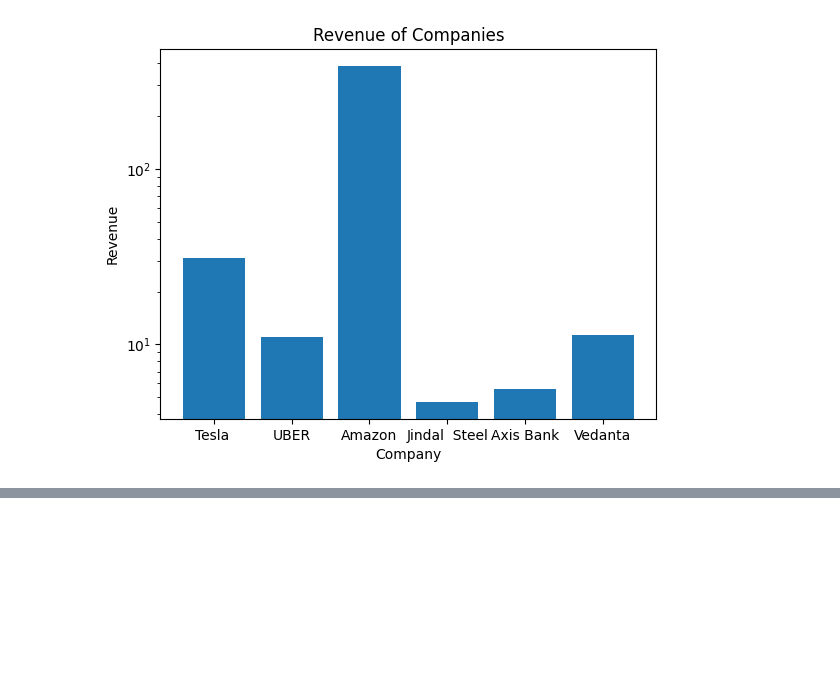
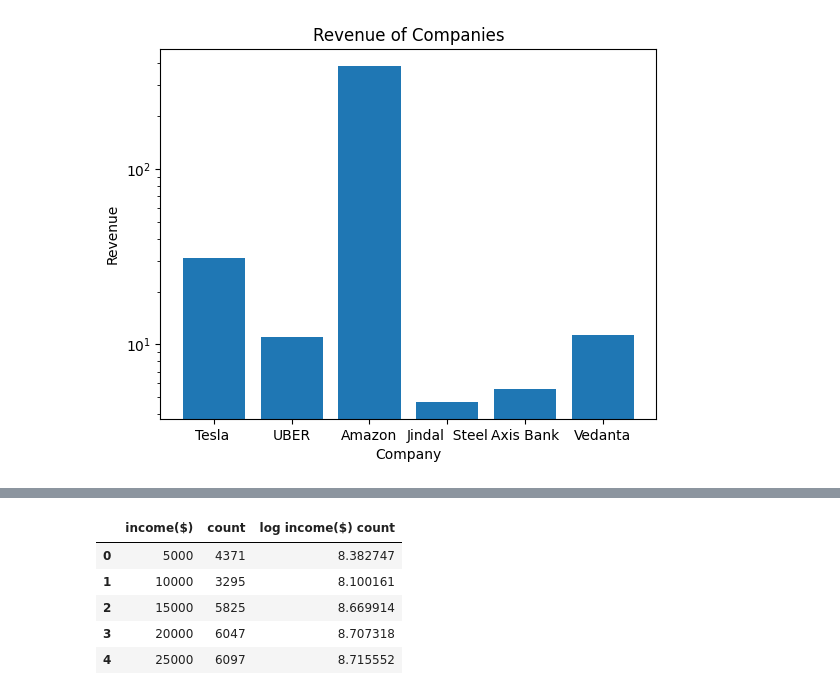
Before and after one commit to Vinay-Yadav01/Learning-ML, a Jupyter notebook: 3_Logarithm.ipynb, the cells around one changed output, grey strips where cells are left out. Drawn from its saved outputs; the diff is of its cells as text; code cells hidden in the pictures; blank space fills up the shorter version.

```diff
--- a/3_Logarithm.ipynb
+++ b/3_Logarithm.ipynb
@@ -45,3 +51,11 @@ df
 # %%
-df['log income'] = df['income'].apply(lambda x: log(x))
-df
+import math
+df['log income($) count'] = df['count'].apply(lambda x: math.log(x))
+df.head()
+# %% [output]
+|  | income($) | count | log income($) count |
+| 0 | 5000 | 4371 | 8.382747 |
+| 1 | 10000 | 3295 | 8.100161 |
+| 2 | 15000 | 5825 | 8.669914 |
+| 3 | 20000 | 6047 | 8.707318 |
+| 4 | 25000 | 6097 | 8.715552 |
```
Also changed, not shown: parts of 3 cells of this notebook.
